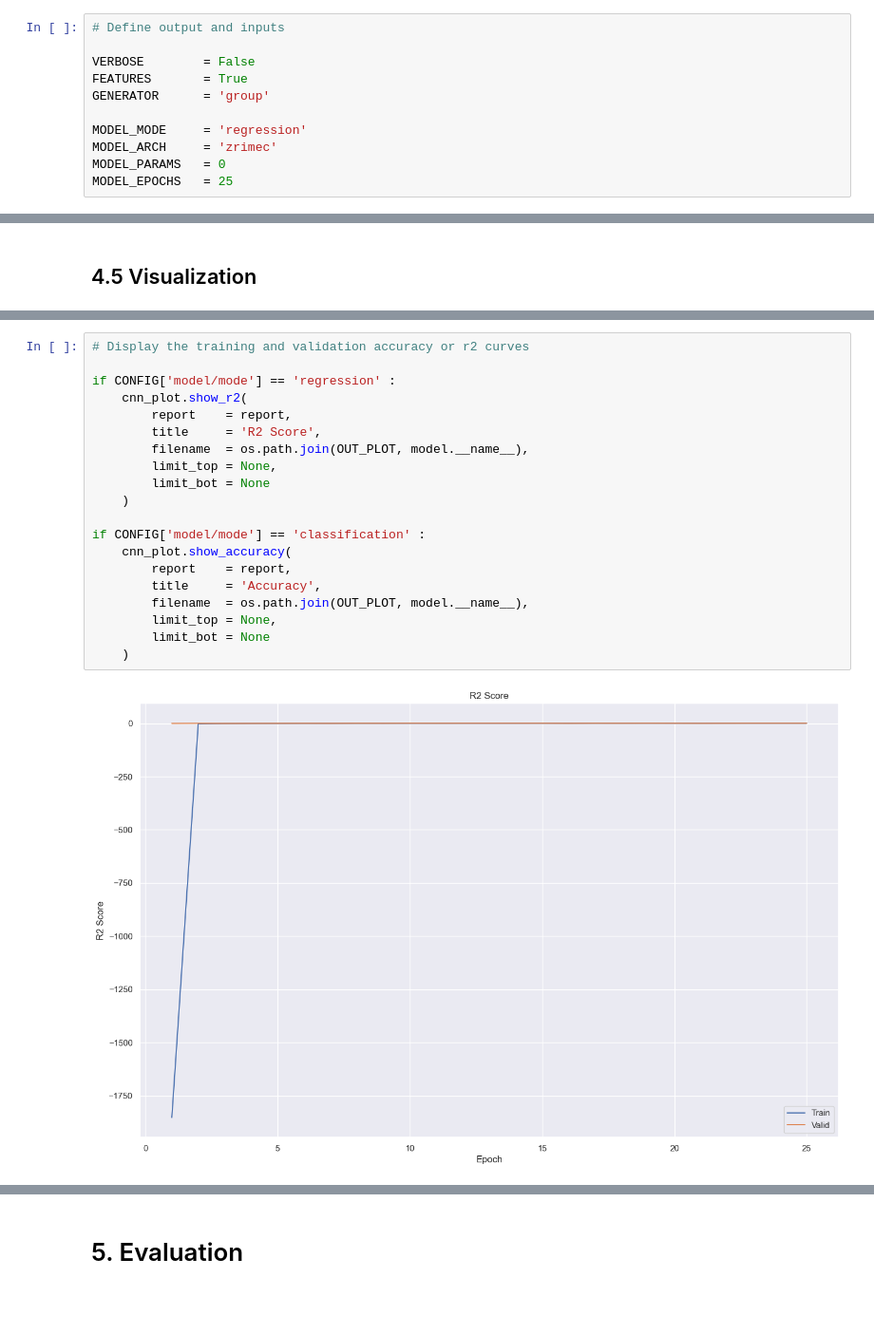
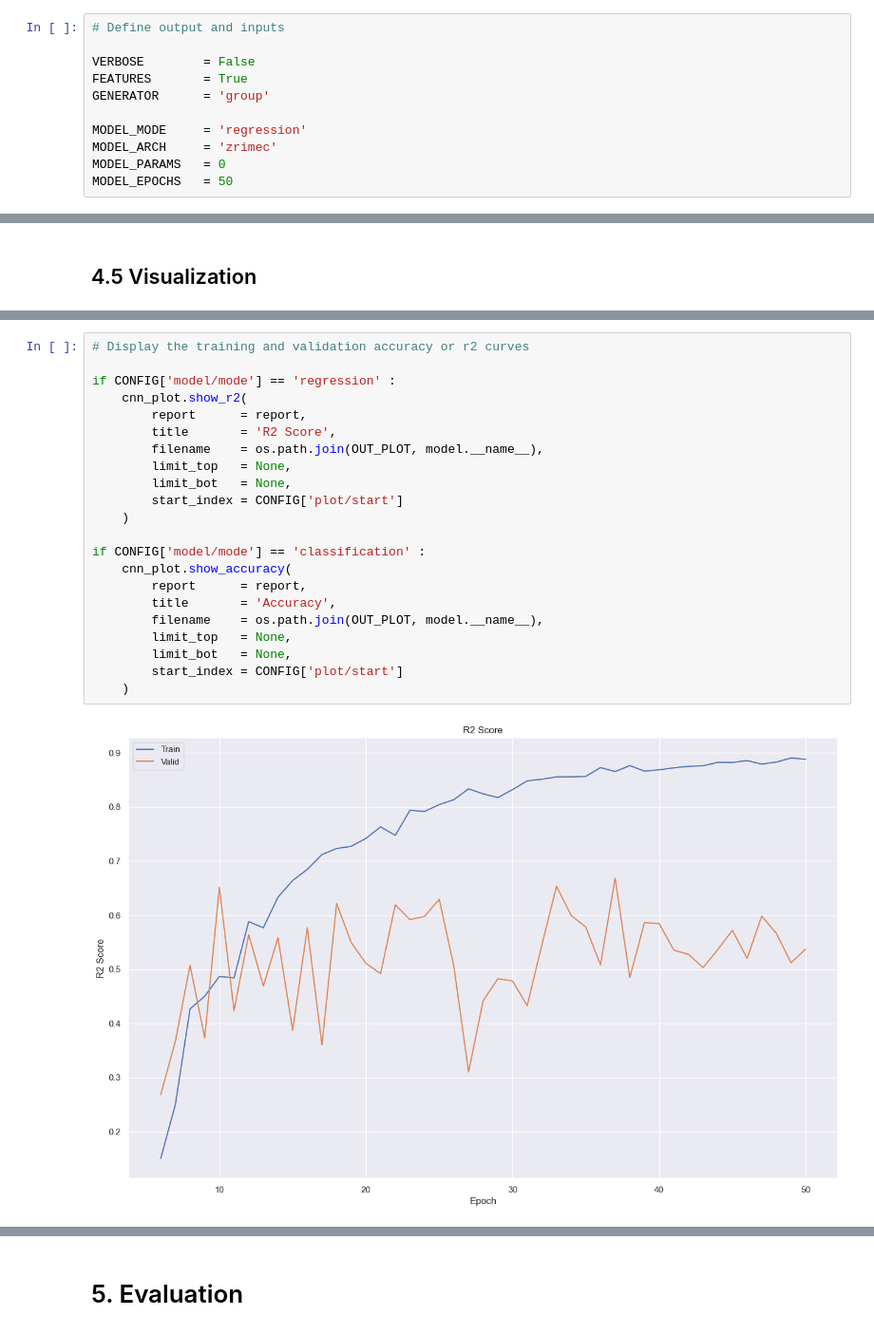
Before and after one commit to up4472/upolanc-thesis, a Jupyter notebook: notebook/nbp12-scerevisiae.ipynb, the cells around one changed output, grey strips where cells are left out. Shown at 95% size. Drawn from its saved outputs; the diff is of its cells as text; blank space fills up the shorter version.

```diff
--- a/notebook/nbp12-scerevisiae.ipynb
+++ b/notebook/nbp12-scerevisiae.ipynb
@@ -88,7 +90,7 @@ GENERATOR      = 'group'
 MODEL_MODE     = 'regression'
 MODEL_ARCH     = 'zrimec'
 MODEL_PARAMS   = 0
-MODEL_EPOCHS   = 25
+MODEL_EPOCHS   = 50
 # %%
 # Check for args
 
@@ -540,25 +553,27 @@ cnn_plot.show_lr(
 # %%
 # Display the training and validation accuracy or r2 curves
 
 if CONFIG['model/mode'] == 'regression' :
 	cnn_plot.show_r2(
-		report    = report,
-		title     = 'R2 Score',
-		filename  = os.path.join(OUT_PLOT, model.__name__),
-		limit_top = None,
-		limit_bot = None
+		report      = report,
+		title       = 'R2 Score',
+		filename    = os.path.join(OUT_PLOT, model.__name__),
+		limit_top   = None,
+		limit_bot   = None,
+		start_index = CONFIG['plot/start']
 	)
 
 if CONFIG['model/mode'] == 'classification' :
 	cnn_plot.show_accuracy(
-		report    = report,
-		title     = 'Accuracy',
-		filename  = os.path.join(OUT_PLOT, model.__name__),
-		limit_top = None,
-		limit_bot = None
+		report      = report,
+		title       = 'Accuracy',
+		filename    = os.path.join(OUT_PLOT, model.__name__),
+		limit_top   = None,
+		limit_bot   = None,
+		start_index = CONFIG['plot/start']
 	)
 # %% [output]
-[figure, old version]
+[figure, new version]
 # %%
 # Display the training metrics per batch
 
```
Also changed, not shown: parts of 18 cells of this notebook, 15 other files.
